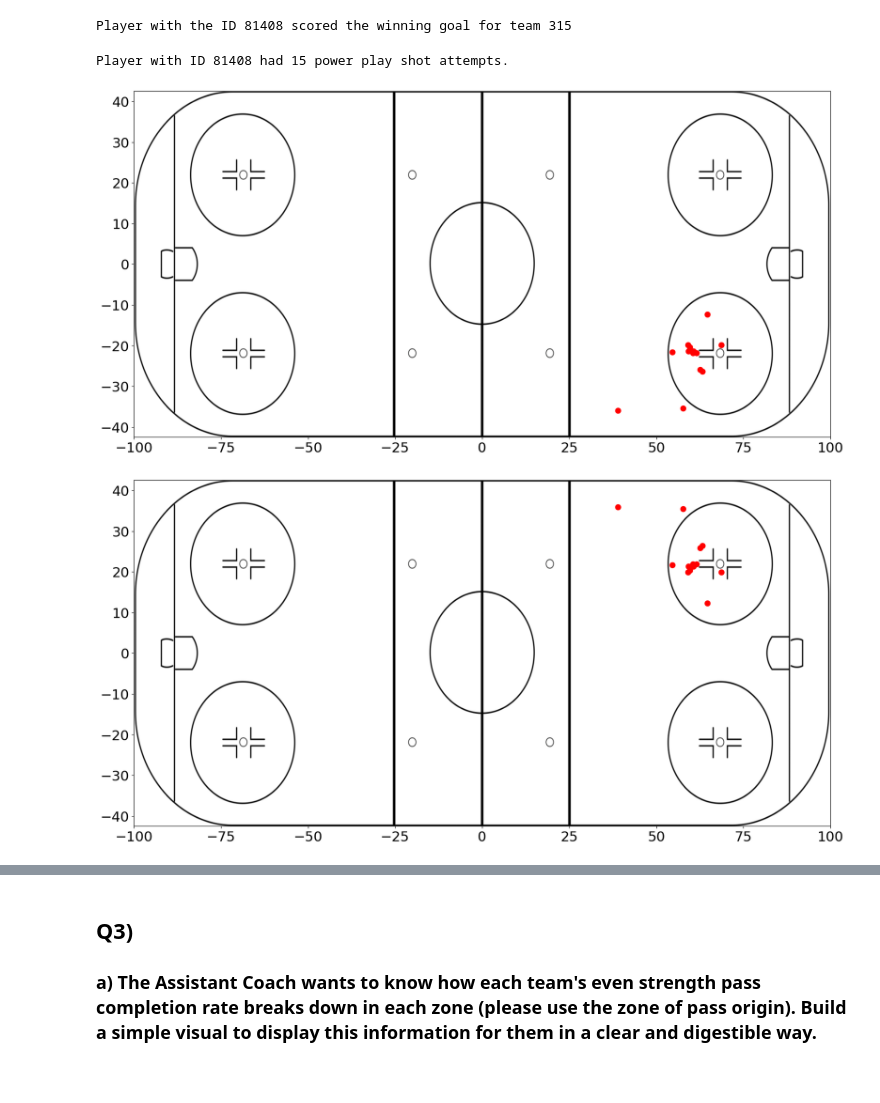
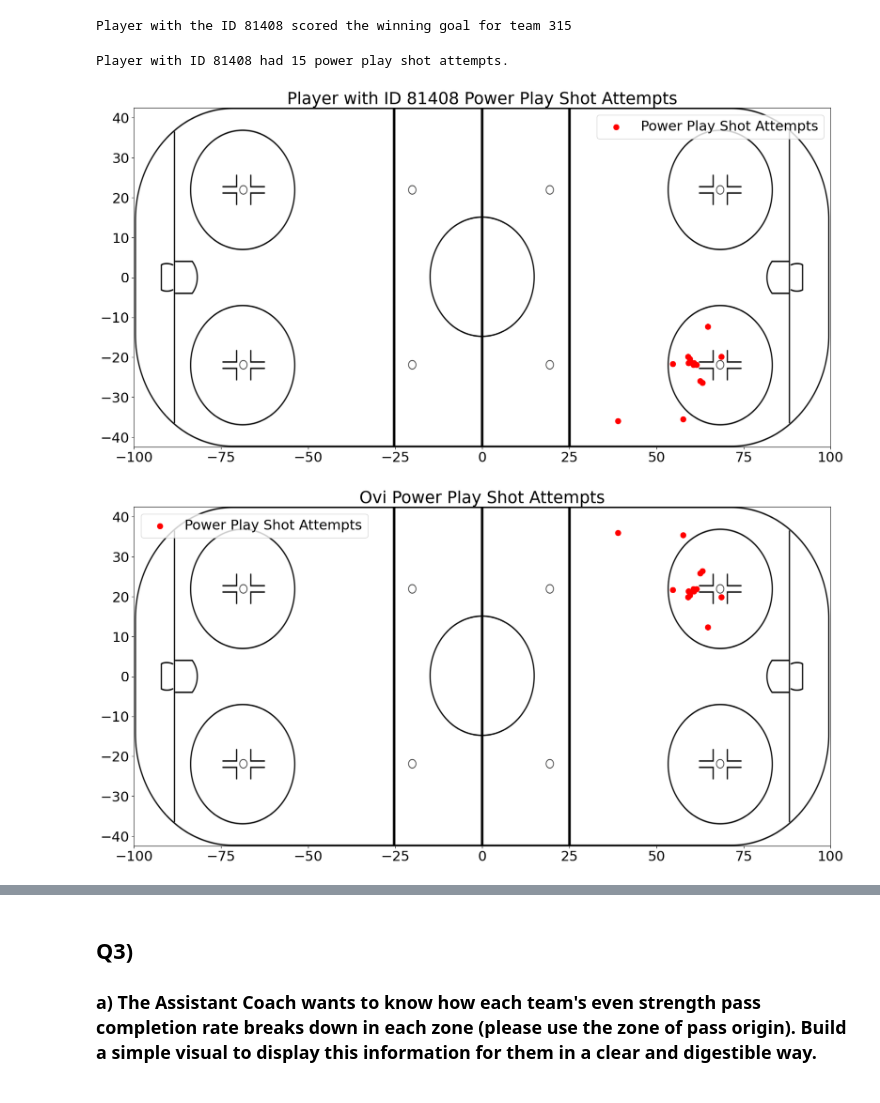
Before and after one commit to klee04/personal, a Jupyter notebook: SportsLogiq Coding Assessment/DA_Tutorial_24/Tutorial24_Questionnaire_Test.ipynb, the cells around one changed output, grey strips where cells are left out. Drawn from its saved outputs; the diff is of its cells as text; code cells hidden in the pictures.

```diff
--- a/SportsLogiq Coding Assessment/DA_Tutorial_24/Tutorial24_Questionnaire_Test.ipynb
+++ b/SportsLogiq Coding Assessment/DA_Tutorial_24/Tutorial24_Questionnaire_Test.ipynb
@@ -156,38 +179,43 @@ plt.figure(figsize=(20, 10))
 
 rinkPlot = plt.imshow(rink, aspect='auto', extent=[-100, 100, -42.5, 42.5])
 
+# Get the player shots where the player scored the winning goal
 player_shots = np.where((game_playerID == player_scoredWinningGoal) & (game_eventName == 'shot') & (game_manpower == 'powerPlay'))[0]
 
 print('Player with ID', player_scoredWinningGoal ,'had', len(player_shots), 'power play shot attempts.')
 
+# Get x and y coordinates of shots
 player_shots_x_coords = np.take(game_xAdj, player_shots)
 player_shots_y_coords = np.take(game_yAdj, player_shots)
 
-plt.scatter(player_shots_x_coords, player_shots_y_coords, c='r', s=75)
-
+plt.scatter(player_shots_x_coords, player_shots_y_coords, c='r', s=75, label='Power Play Shot Attempts')
+plt.title('Player with ID ' + str(player_scoredWinningGoal) + ' Power Play Shot Attempts')
+plt.legend()
 plt.show()
 # %% [output]
 Player with ID 81408 had 15 power play shot attempts.
-[figure, old version]
+[figure, new version]
 # %%
 # Q2 part c)
 '''
 Using this rink layout, Ovi's office should be around ~ y = 25 since Ovi
 is right-handed and should be shooting from the left side of the rink
 during a power play. Therefore, the y-coordinates would have to be reflected
 to the other side of the ice (so multiply by -1) to make it look like these
 were Ovi's shots. Shown below is the updated plot for Ovi.
 '''
 
 plt.figure(figsize=(20, 10))
 
 rinkPlot = plt.imshow(rink, aspect='auto', extent=[-100, 100, -42.5, 42.5])
 
+# Fliped the y-coordinates to make it look like shots came from Ovi
 plt.scatter(player_shots_x_coords, -player_shots_y_coords, c='r', s=75)
-
+plt.title('Ovi Power Play Shot Attempts')
+plt.legend(['Power Play Shot Attempts'])
 plt.show()
 # %% [output]
-[figure, old version]
+[figure, new version]
 # %% [markdown]
 ## A2)
 ### a) Player ID 81408 for Team 315
```
Also changed, not shown: parts of 16 cells of this notebook, 4 other files.
